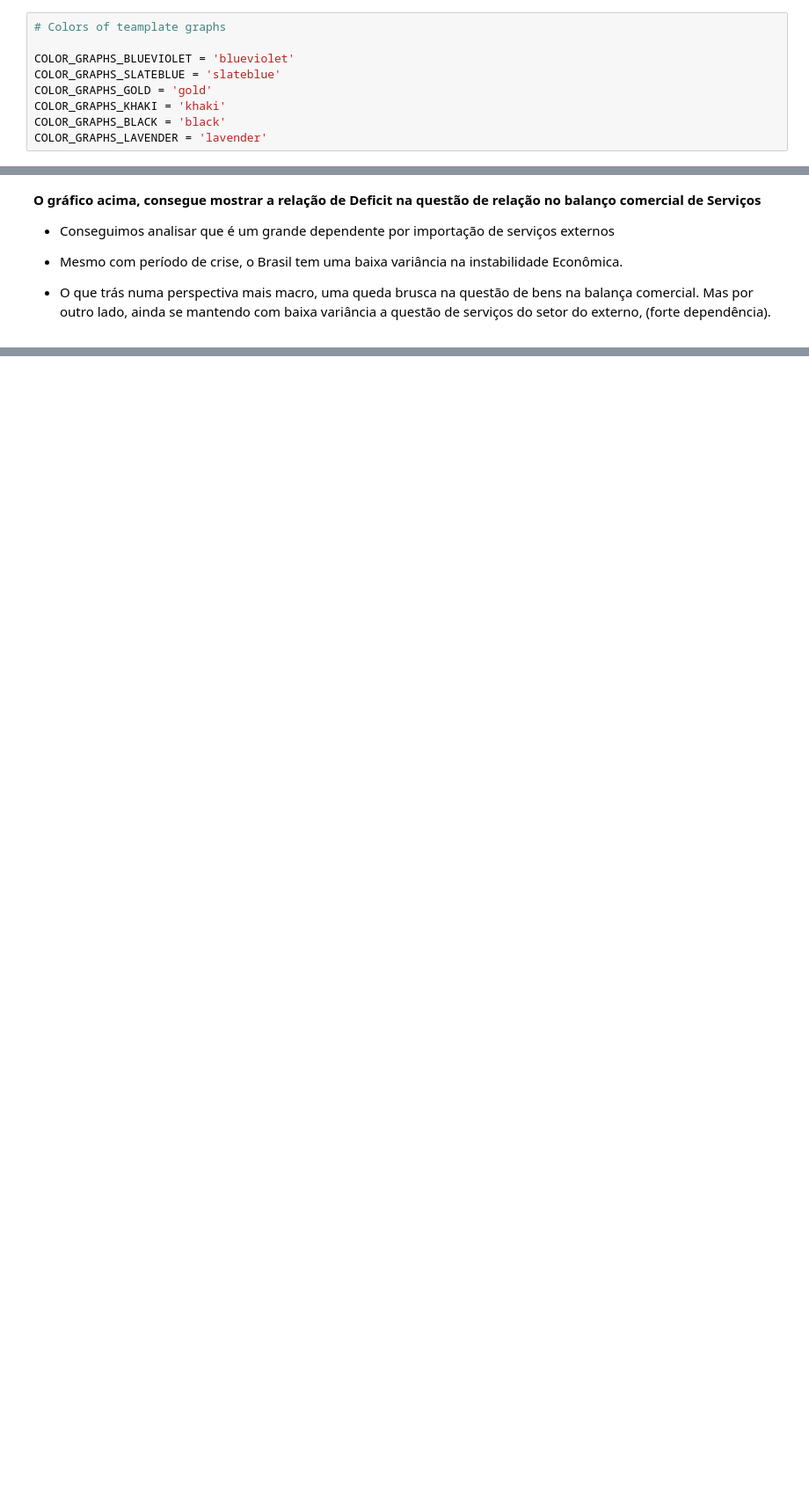
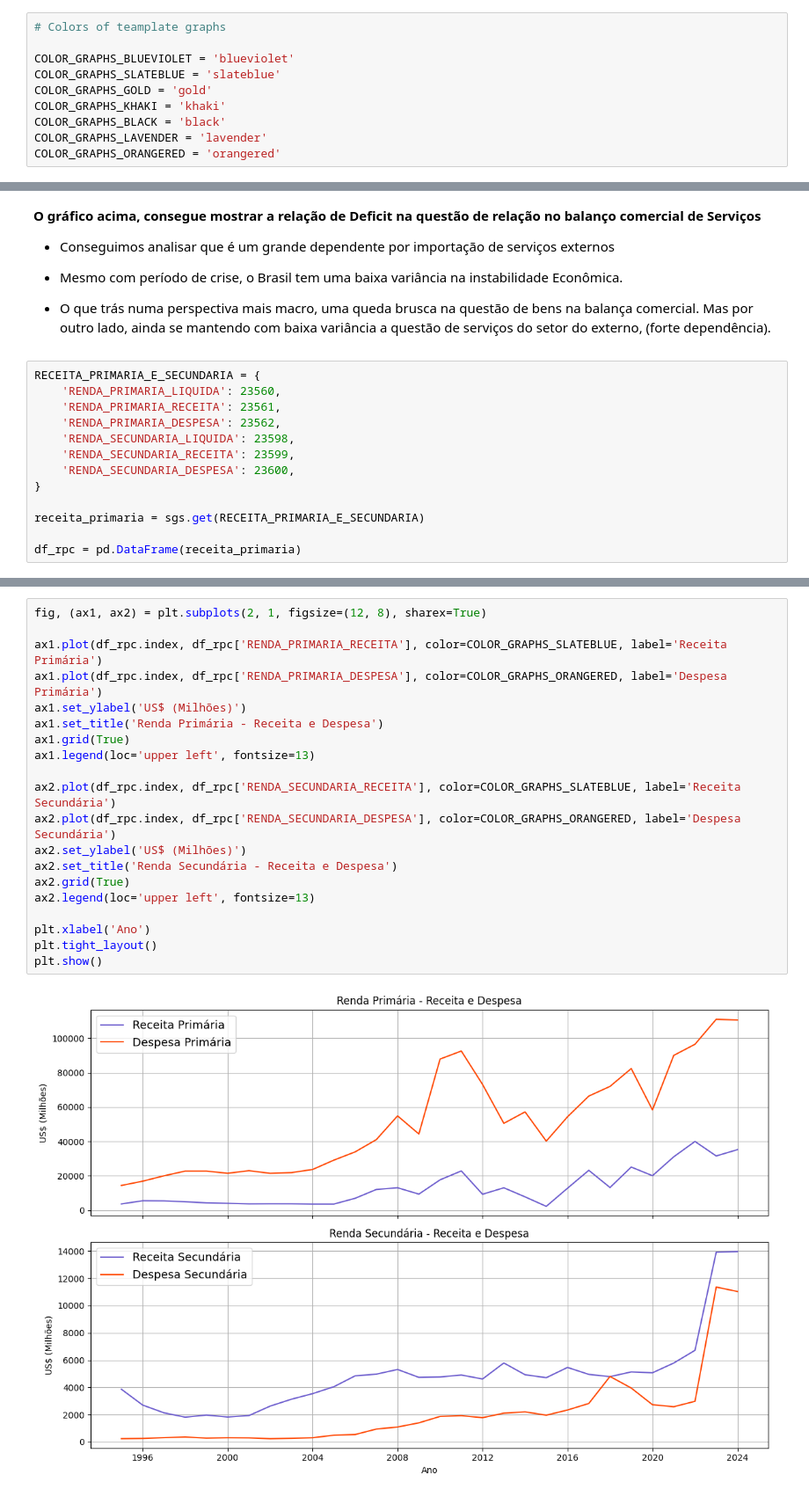
Before and after one commit to will787/transacoes-correntes-sgs-bcb, a Jupyter notebook: transaction.ipynb, the cells around one changed output, grey strips where cells are left out. Shown at 88% size. Saved outputs shown, nothing was run; the diff lists cells and outputs as text; blank space fills up the shorter version.

```diff
--- a/transaction.ipynb
+++ b/transaction.ipynb
@@ -12,6 +12,7 @@ COLOR_GRAPHS_GOLD = 'gold'
 COLOR_GRAPHS_KHAKI = 'khaki'
 COLOR_GRAPHS_BLACK = 'black'
 COLOR_GRAPHS_LAVENDER = 'lavender'
+COLOR_GRAPHS_ORANGERED = 'orangered'
 # %%
 from bcb import sgs
 
@@ -187,3 +188,16 @@ plt.show()
 * Mesmo com período de crise, o Brasil tem uma baixa variância na instabilidade Econômica.
 
 * O que trás numa perspectiva mais macro, uma queda brusca na questão de bens na balança comercial. Mas por outro lado, ainda se mantendo com baixa variância a questão de serviços do setor do externo, (forte dependência).
+# %%
+RECEITA_PRIMARIA_E_SECUNDARIA = {
+    'RENDA_PRIMARIA_LIQUIDA': 23560,
+    'RENDA_PRIMARIA_RECEITA': 23561,
+    'RENDA_PRIMARIA_DESPESA': 23562,
+    'RENDA_SECUNDARIA_LIQUIDA': 23598,
+    'RENDA_SECUNDARIA_RECEITA': 23599,
+    'RENDA_SECUNDARIA_DESPESA': 23600,
+}
+
+receita_primaria = sgs.get(RECEITA_PRIMARIA_E_SECUNDARIA)
+
+df_rpc = pd.DataFrame(receita_primaria)
@@ -189,0 +212,22 @@ plt.show()
+# %%
+fig, (ax1, ax2) = plt.subplots(2, 1, figsize=(12, 8), sharex=True)
+
+ax1.plot(df_rpc.index, df_rpc['RENDA_PRIMARIA_RECEITA'], color=COLOR_GRAPHS_SLATEBLUE, label='Receita Primária')
+ax1.plot(df_rpc.index, df_rpc['RENDA_PRIMARIA_DESPESA'], color=COLOR_GRAPHS_ORANGERED, label='Despesa Primária')
+ax1.set_ylabel('US$ (Milhões)')
+ax1.set_title('Renda Primária - Receita e Despesa')
+ax1.grid(True)
+ax1.legend(loc='upper left', fontsize=13)
+
+ax2.plot(df_rpc.index, df_rpc['RENDA_SECUNDARIA_RECEITA'], color=COLOR_GRAPHS_SLATEBLUE, label='Receita Secundária')
+ax2.plot(df_rpc.index, df_rpc['RENDA_SECUNDARIA_DESPESA'], color=COLOR_GRAPHS_ORANGERED, label='Despesa Secundária')
+ax2.set_ylabel('US$ (Milhões)')
+ax2.set_title('Renda Secundária - Receita e Despesa')
+ax2.grid(True)
+ax2.legend(loc='upper left', fontsize=13)
+
+plt.xlabel('Ano')
+plt.tight_layout()
+plt.show()
+# %% [output]
+[figure, added]
```
Also changed, not shown: parts of 2 cells of this notebook, 1 other file.
